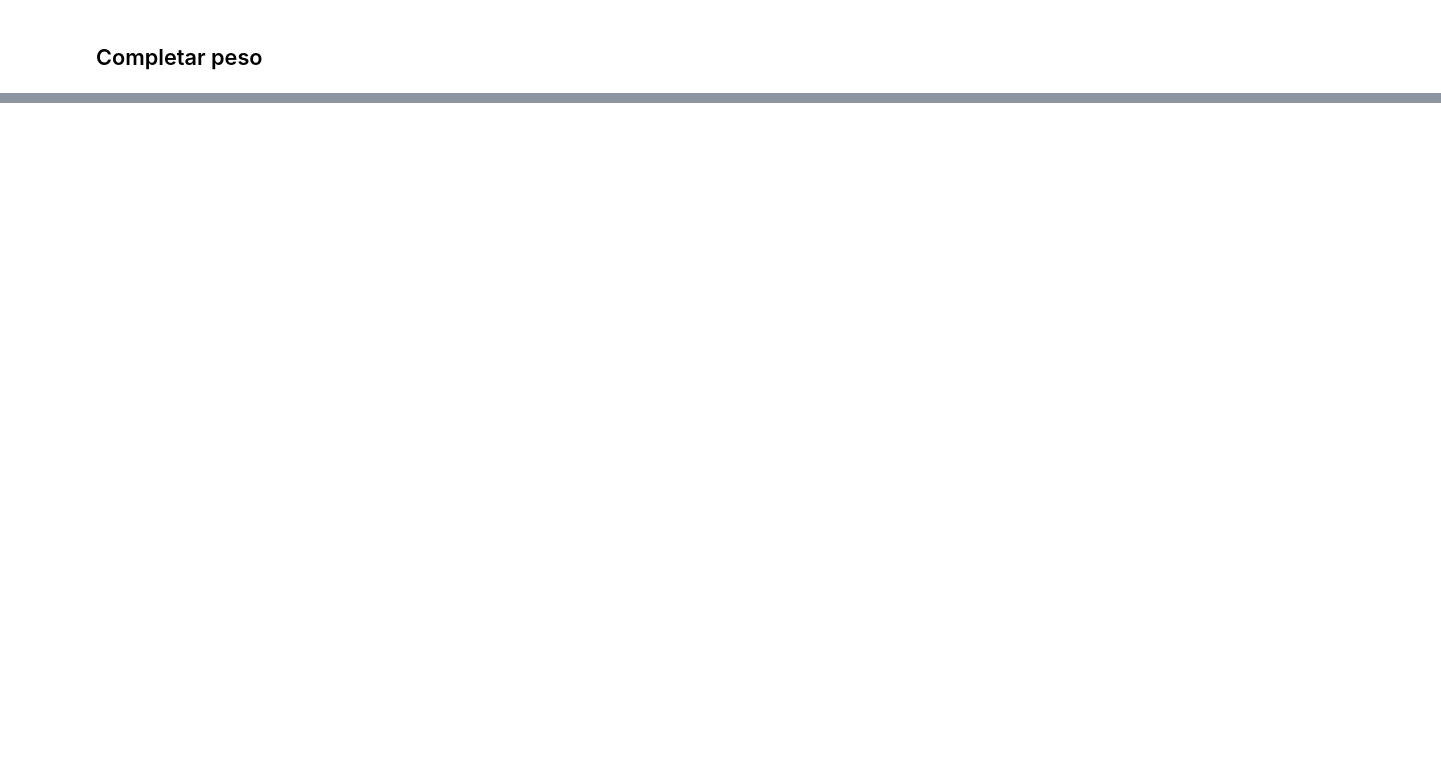
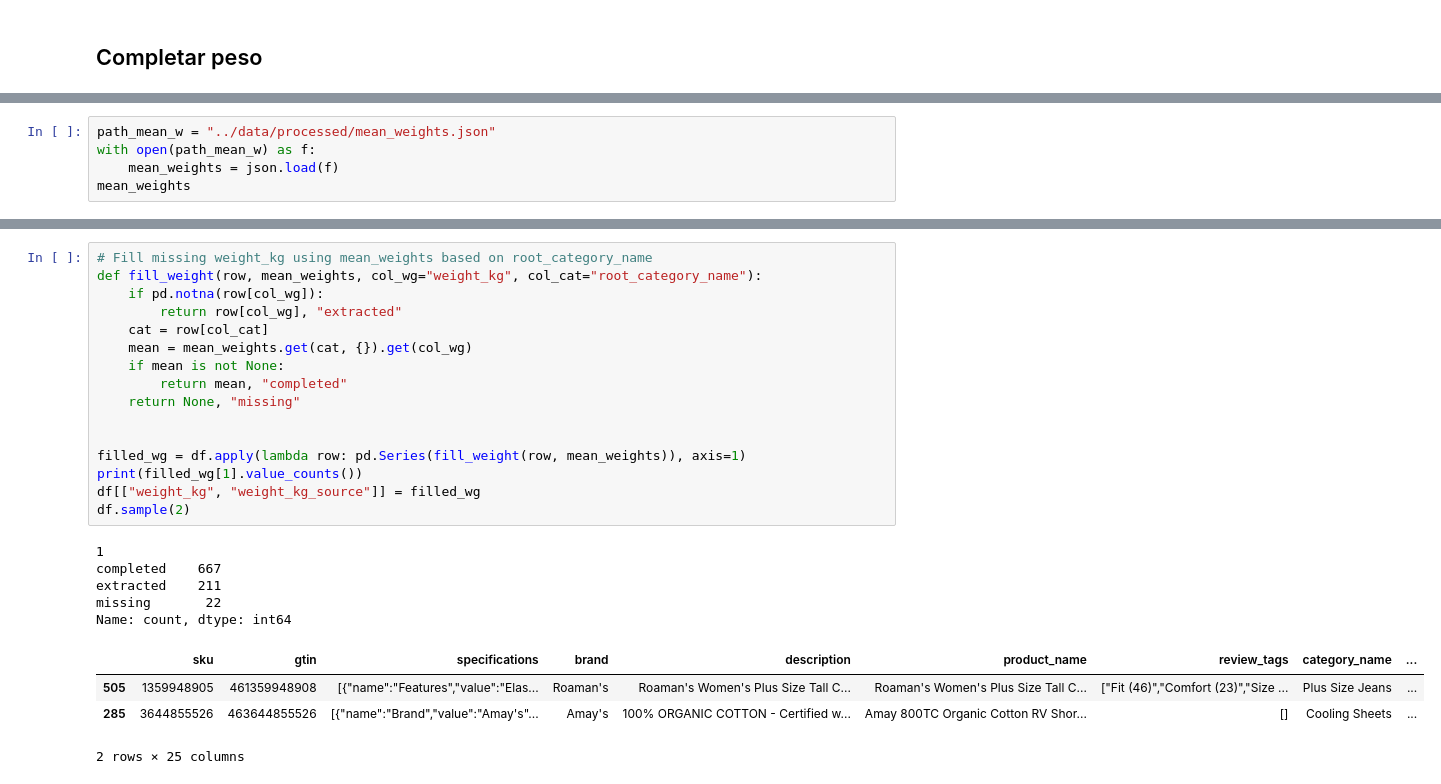
Before and after one commit to madboffin/DS-peso-y-volumetria-de-mercancias, a Jupyter notebook: notebooks/02_feature_engineering.ipynb, the cells around one changed output, grey strips where cells are left out. Cells and saved outputs as stored; diff of their text form; blank space fills up the shorter version.

```diff
--- a/notebooks/02_feature_engineering.ipynb
+++ b/notebooks/02_feature_engineering.ipynb
@@ -388,0 +337,5 @@ If you were to take a **very broad "average" from a typical mixed wardrobe**, yo
+# %%
+path_mean_w = "../data/processed/mean_weights.json"
+with open(path_mean_w) as f:
+    mean_weights = json.load(f)
+mean_weights
@@ -388,0 +358,26 @@ If you were to take a **very broad "average" from a typical mixed wardrobe**, yo
+# %%
+# Fill missing weight_kg using mean_weights based on root_category_name
+def fill_weight(row, mean_weights, col_wg="weight_kg", col_cat="root_category_name"):
+    if pd.notna(row[col_wg]):
+        return row[col_wg], "extracted"
+    cat = row[col_cat]
+    mean = mean_weights.get(cat, {}).get(col_wg)
+    if mean is not None:
+        return mean, "completed"
+    return None, "missing"
+
+
+filled_wg = df.apply(lambda row: pd.Series(fill_weight(row, mean_weights)), axis=1)
+print(filled_wg[1].value_counts())
+df[["weight_kg", "weight_kg_source"]] = filled_wg
+df.sample(2)
+# %% [output]
+1
+completed    667
+extracted    211
+missing       22
+Name: count, dtype: int64
+|  | sku | gtin | specifications | brand | description | product_name | review_tags | category_name | ... |
+| 505 | 1359948905 | 461359948908 | [{"name":"Features","value":"Elas... | Roaman's | Roaman's Women's Plus Size Tall C... | Roaman's Women's Plus Size Tall C... | ["Fit (46)","Comfort (23)","Size ... | Plus Size Jeans | ... |
+| 285 | 3644855526 | 463644855526 | [{"name":"Brand","value":"Amay's"... | Amay's | 100% ORGANIC COTTON - Certified w... | Amay 800TC Organic Cotton RV Shor... | [] | Cooling Sheets | ... |
+2 rows × 25 columns
```
Also changed, not shown: parts of 38 cells of this notebook, 1 other file.
